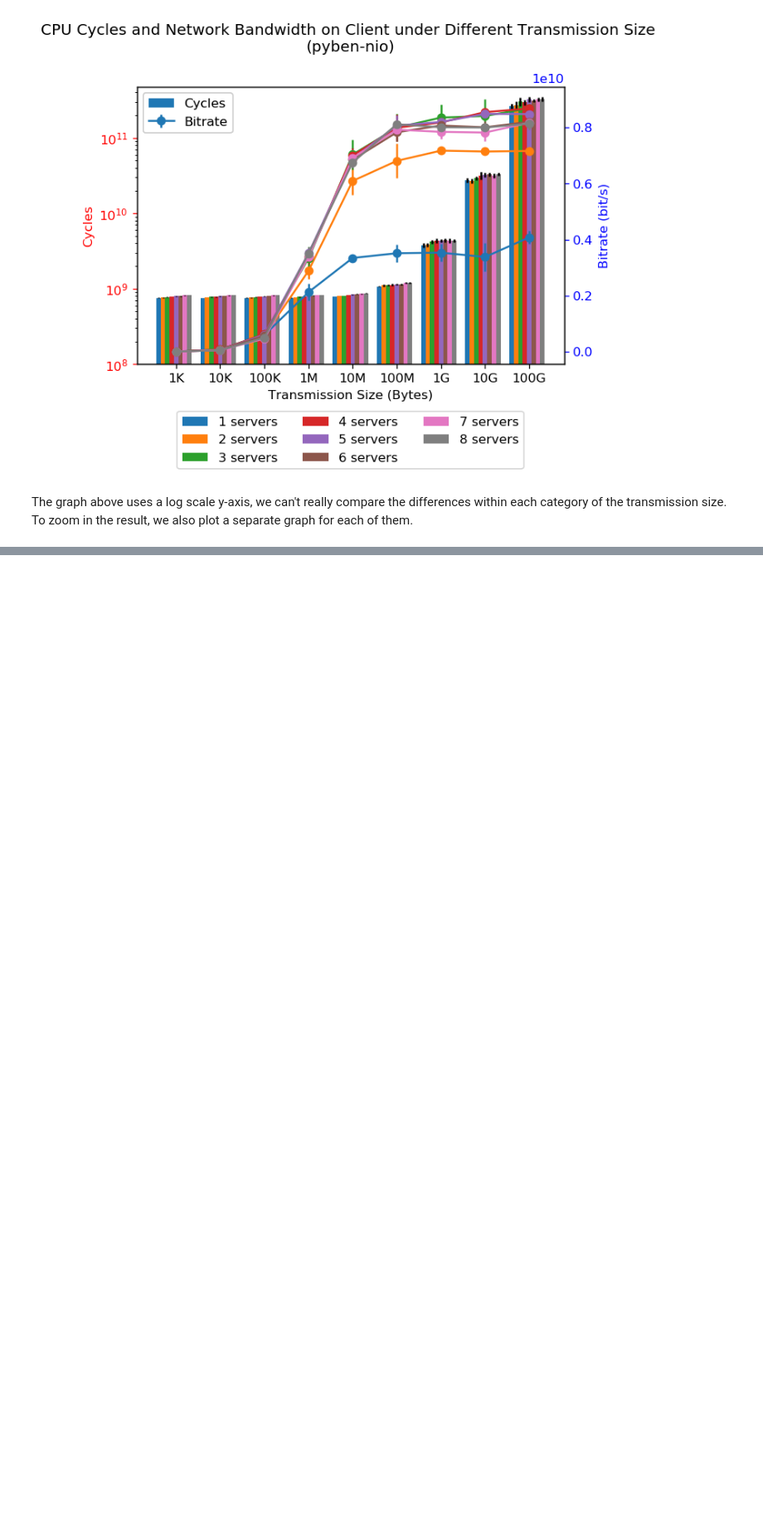
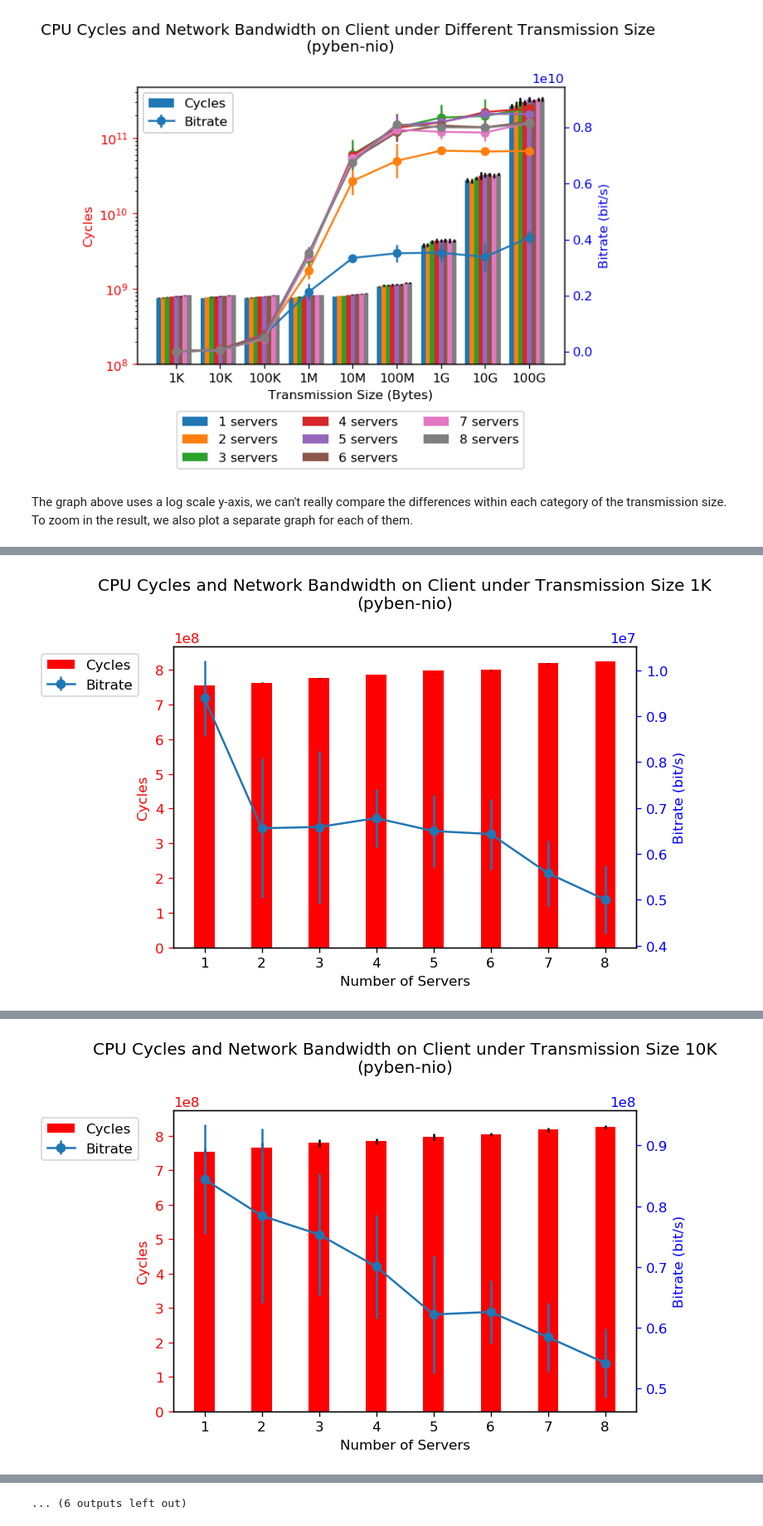
Before and after one commit to ljishen/EuCycles, a Jupyter notebook: analysis/notebooks/visualization_nserv.ipynb, the cells around one changed output, grey strips where cells are left out. Shown at 83% size. Cells and saved outputs as stored; diff of their text form; code cells hidden in the pictures; blank space fills up the shorter version.

Commit message:
Add function for generating graph for each transmission size category

```diff
--- a/analysis/notebooks/visualization_nserv.ipynb
+++ b/analysis/notebooks/visualization_nserv.ipynb
@@ -188,0 +239,6 @@ The graph above uses a log scale y-axis, we can't really compare the differences
+# %%
+sizes = [c[0] for c in df.columns][0::2 * num_servs]
+
+for sz in sizes:
+    show_chart_for(sz)
+# %% [output]
@@ -188,0 +259 @@ The graph above uses a log scale y-axis, we can't really compare the differences
+[figure, added]
@@ -188,0 +274 @@ The graph above uses a log scale y-axis, we can't really compare the differences
+[figure, added]
@@ -188,0 +335 @@ The graph above uses a log scale y-axis, we can't really compare the differences
+... (6 outputs left out)
```
Also changed, not shown: parts of 4 cells of this notebook.
